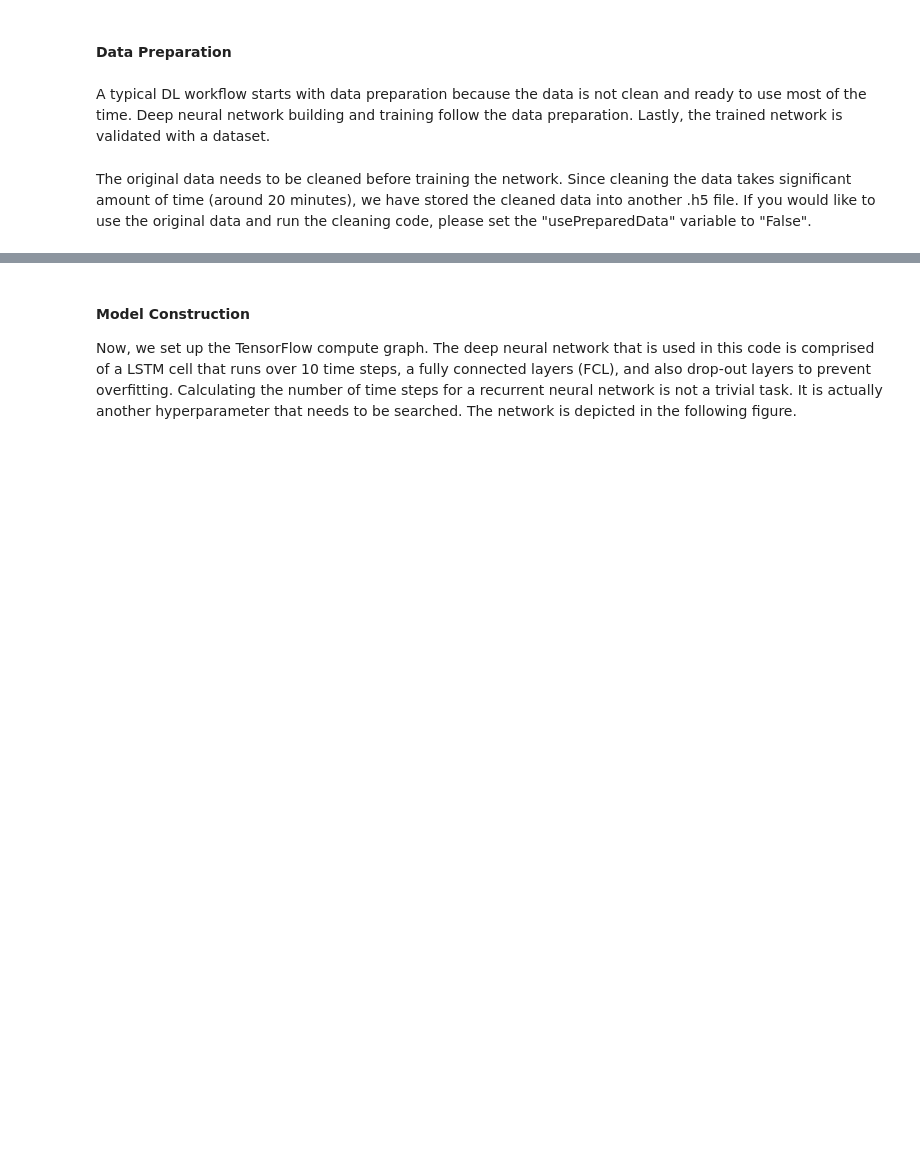
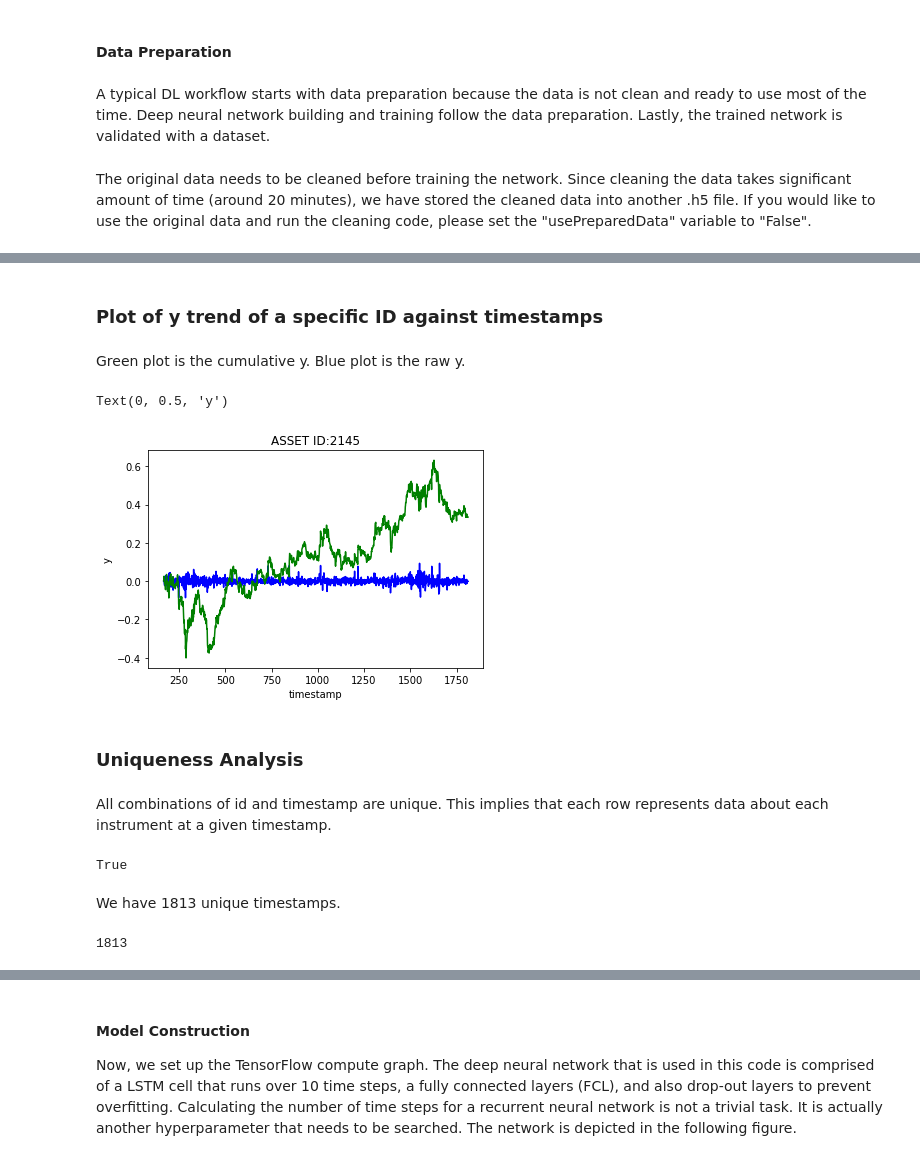
Before and after one commit to jlroo/trading-lstm, a Jupyter notebook: notebooks/Trading_Strategy_LSTM.ipynb, the cells around one changed output, grey strips where cells are left out. Drawn from its saved outputs; the diff is of its cells as text; code cells hidden in the pictures; blank space fills up the shorter version.

```diff
--- a/notebooks/Trading_Strategy_LSTM.ipynb
+++ b/notebooks/Trading_Strategy_LSTM.ipynb
@@ -58,0 +237,30 @@ else:
+# %% [markdown]
+### Plot of y trend of a specific ID against timestamps
+# %% [markdown]
+Green plot is the cumulative y. Blue plot is the raw y.
+# %%
+id_use = 2145
+
+temp_df = df.loc[df['id']==id_use,:]
+plt.plot(temp_df['timestamp'].values,temp_df['y'].values,'b')
+plt.plot(temp_df['timestamp'],temp_df['y'].cumsum(),'g')
+plt.title("ASSET ID:"+str(id_use))
+plt.xlabel('timestamp')
+plt.ylabel('y')
+# %% [output]
+Text(0, 0.5, 'y')
+[figure, added]
+# %% [markdown]
+### Uniqueness Analysis
+# %% [markdown]
+All combinations of id and timestamp are unique. This implies that each row represents data about each instrument at a given timestamp.
+# %%
+df.groupby(['id','timestamp']).ngroups == df.shape[0]
+# %% [output]
+True
+# %% [markdown]
+We have 1813 unique timestamps.
+# %%
+len(df['timestamp'].unique())
+# %% [output]
+1813
```
Also changed, not shown: parts of 54 cells of this notebook, 24 other files.
